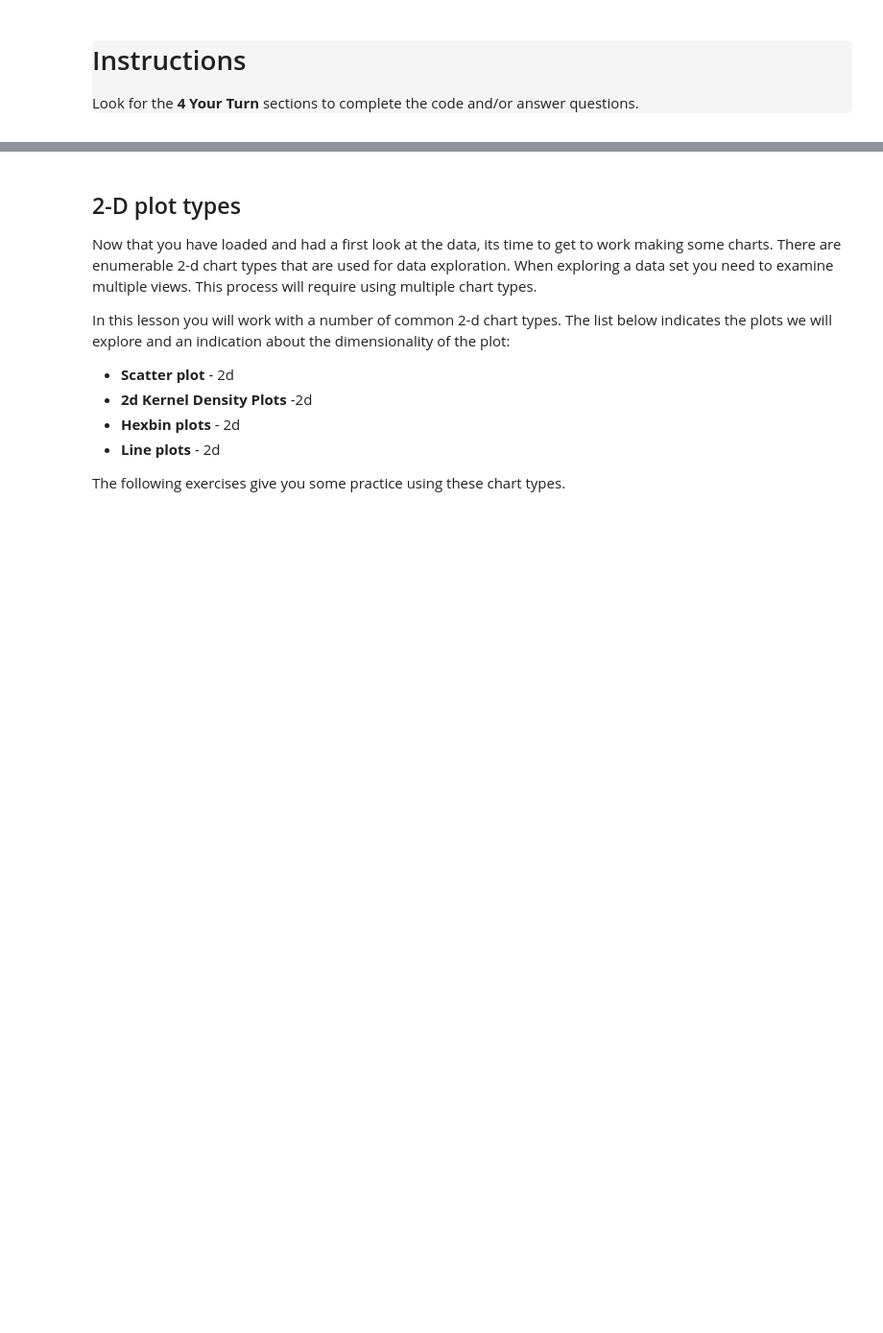
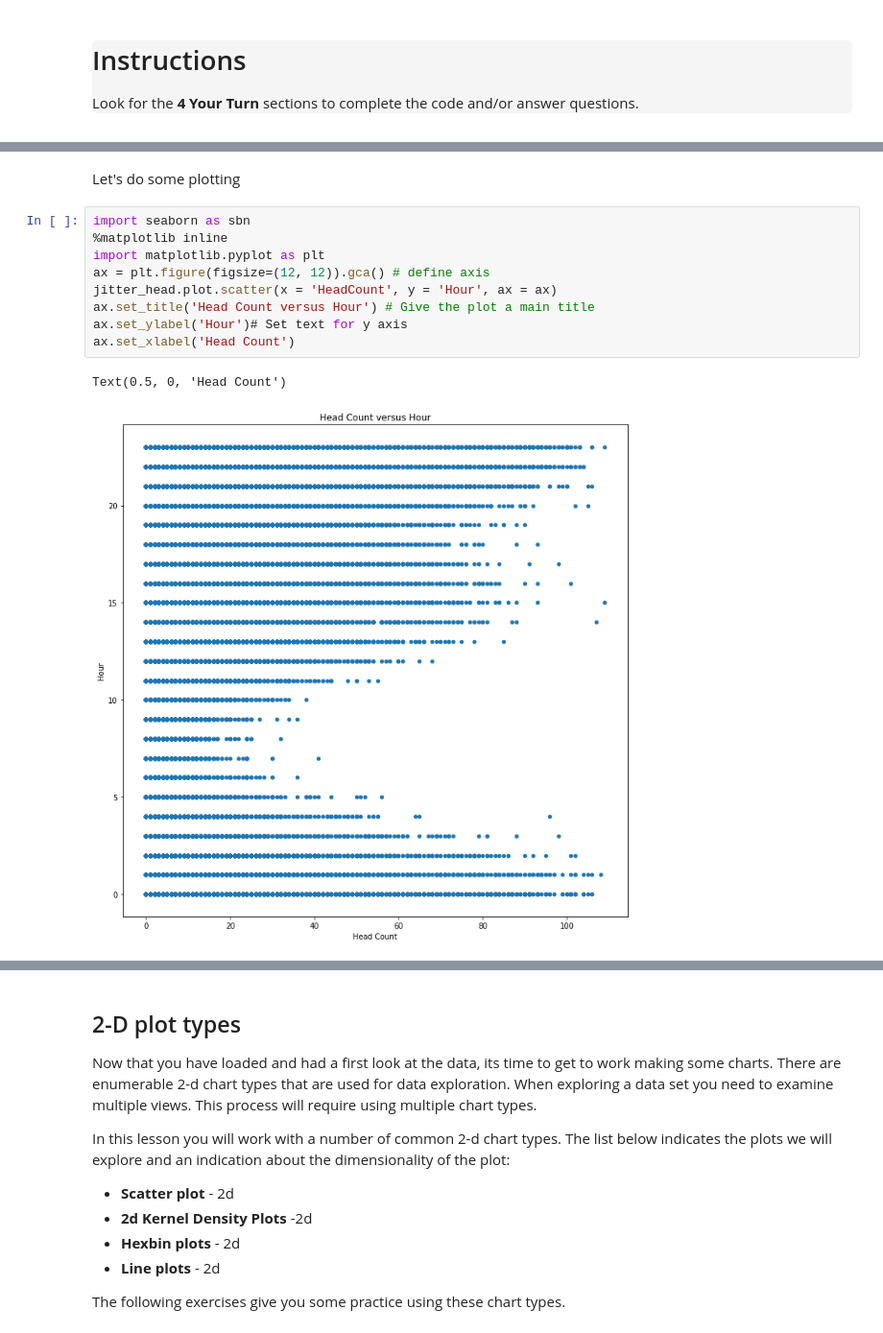
Before and after one commit to mutecypher/Datasci410, a Jupyter notebook: MikePearson-M01-Vizualation.ipynb, the cells around one changed output, grey strips where cells are left out. Shown at 96% size. Drawn from its saved outputs; the diff is of its cells as text; blank space fills up the shorter version.

```diff
--- a/MikePearson-M01-Vizualation.ipynb
+++ b/MikePearson-M01-Vizualation.ipynb
@@ -83,0 +106,14 @@ Notice that there are some missing values in the numeric columns by the followin
+# %% [markdown]
+Let's do some plotting
+# %%
+import seaborn as sbn
+%matplotlib inline
+import matplotlib.pyplot as plt
+ax = plt.figure(figsize=(12, 12)).gca() # define axis
+jitter_head.plot.scatter(x = 'HeadCount', y = 'Hour', ax = ax)
+ax.set_title('Head Count versus Hour') # Give the plot a main title
+ax.set_ylabel('Hour')# Set text for y axis
+ax.set_xlabel('Head Count')
+# %% [output]
+Text(0.5, 0, 'Head Count')
+[figure, added]
```
Also changed, not shown: parts of 18 cells of this notebook.
